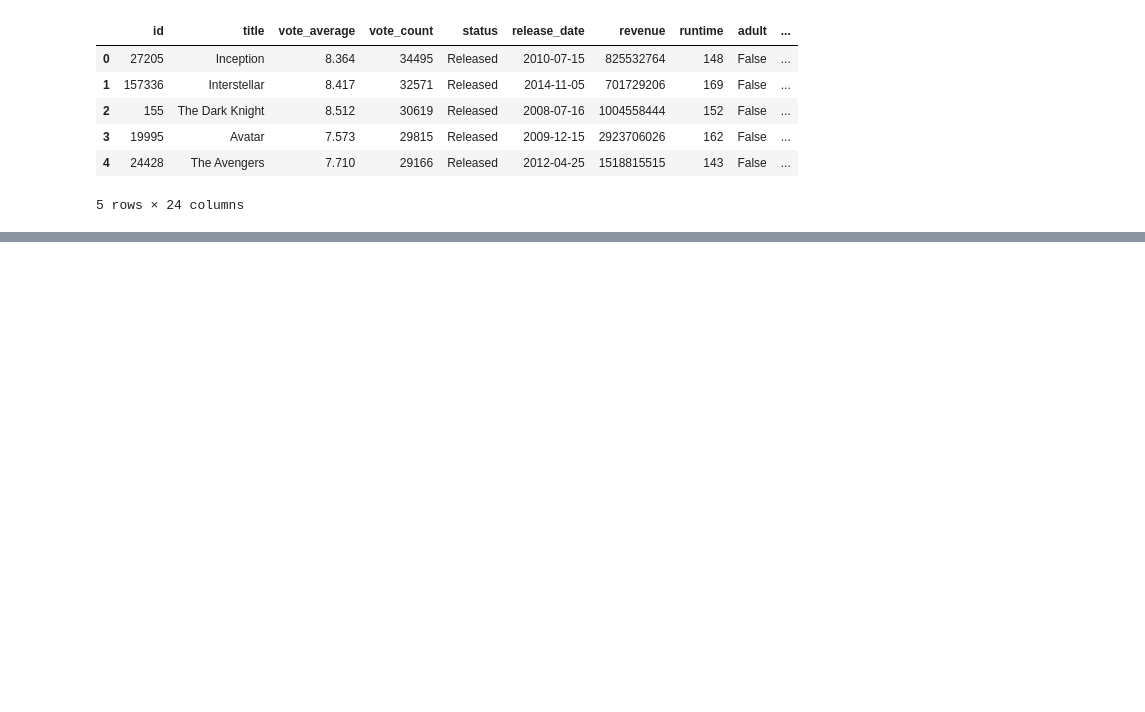
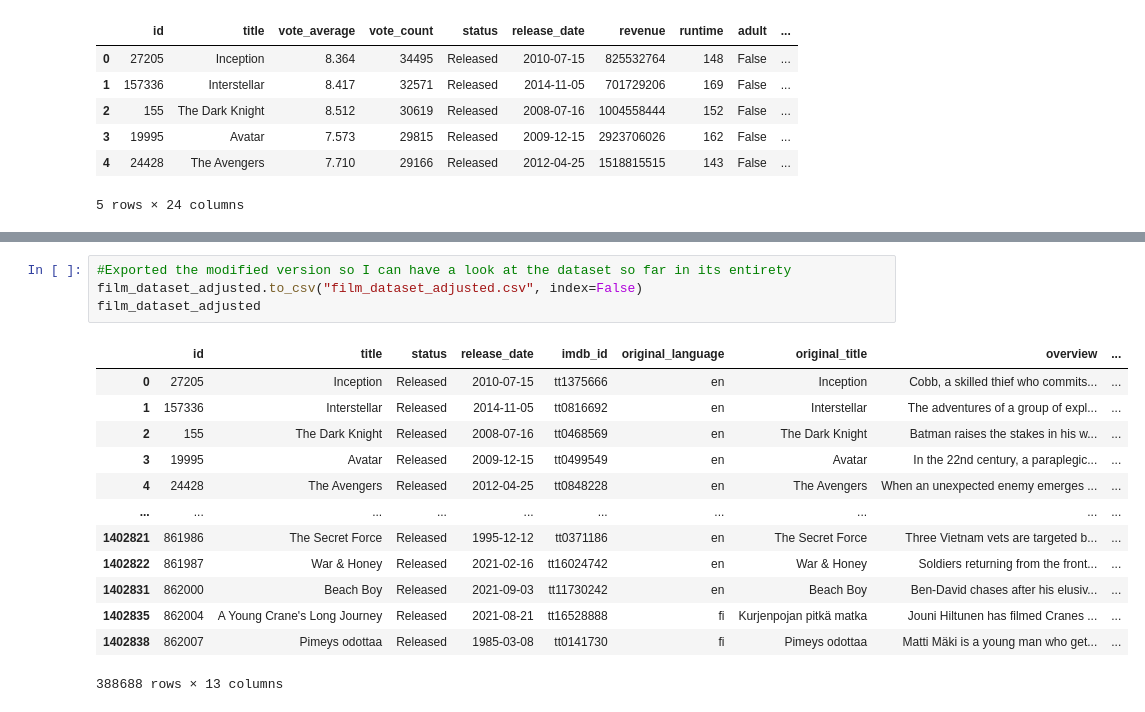
Before and after one commit to kalmlaz/Data-Science-Project, a Jupyter notebook: movie_dataset_transformation.ipynb, the cells around one changed output, grey strips where cells are left out. Saved outputs shown, nothing was run; the diff lists cells and outputs as text; blank space fills up the shorter version.

Commit message:
Update movie_dataset_transformation.ipynb
Updated and finished the movie dataset cleaning and documenting

```diff
--- a/movie_dataset_transformation.ipynb
+++ b/movie_dataset_transformation.ipynb
@@ -93,0 +156,18 @@ dtype: int64
+# %%
+#Exported the modified version so I can have a look at the dataset so far in its entirety
+film_dataset_adjusted.to_csv("film_dataset_adjusted.csv", index=False)
+film_dataset_adjusted
+# %% [output]
+|  | id | title | status | release_date | imdb_id | original_language | original_title | overview | ... |
+| 0 | 27205 | Inception | Released | 2010-07-15 | tt1375666 | en | Inception | Cobb, a skilled thief who commits... | ... |
+| 1 | 157336 | Interstellar | Released | 2014-11-05 | tt0816692 | en | Interstellar | The adventures of a group of expl... | ... |
+| 2 | 155 | The Dark Knight | Released | 2008-07-16 | tt0468569 | en | The Dark Knight | Batman raises the stakes in his w... | ... |
+| 3 | 19995 | Avatar | Released | 2009-12-15 | tt0499549 | en | Avatar | In the 22nd century, a paraplegic... | ... |
+| 4 | 24428 | The Avengers | Released | 2012-04-25 | tt0848228 | en | The Avengers | When an unexpected enemy emerges ... | ... |
+| ... | ... | ... | ... | ... | ... | ... | ... | ... | ... |
+| 1402821 | 861986 | The Secret Force | Released | 1995-12-12 | tt0371186 | en | The Secret Force | Three Vietnam vets are targeted b... | ... |
+| 1402822 | 861987 | War & Honey | Released | 2021-02-16 | tt16024742 | en | War & Honey | Soldiers returning from the front... | ... |
+| 1402831 | 862000 | Beach Boy | Released | 2021-09-03 | tt11730242 | en | Beach Boy | Ben-David chases after his elusiv... | ... |
+| 1402835 | 862004 | A Young Crane's Long Journey | Released | 2021-08-21 | tt16528888 | fi | Kurjenpojan pitkä matka | Jouni Hiltunen has filmed Cranes ... | ... |
+| 1402838 | 862007 | Pimeys odottaa | Released | 1985-03-08 | tt0141730 | fi | Pimeys odottaa | Matti Mäki is a young man who get... | ... |
+388688 rows × 13 columns
```
Also changed, not shown: parts of 6 cells of this notebook.
